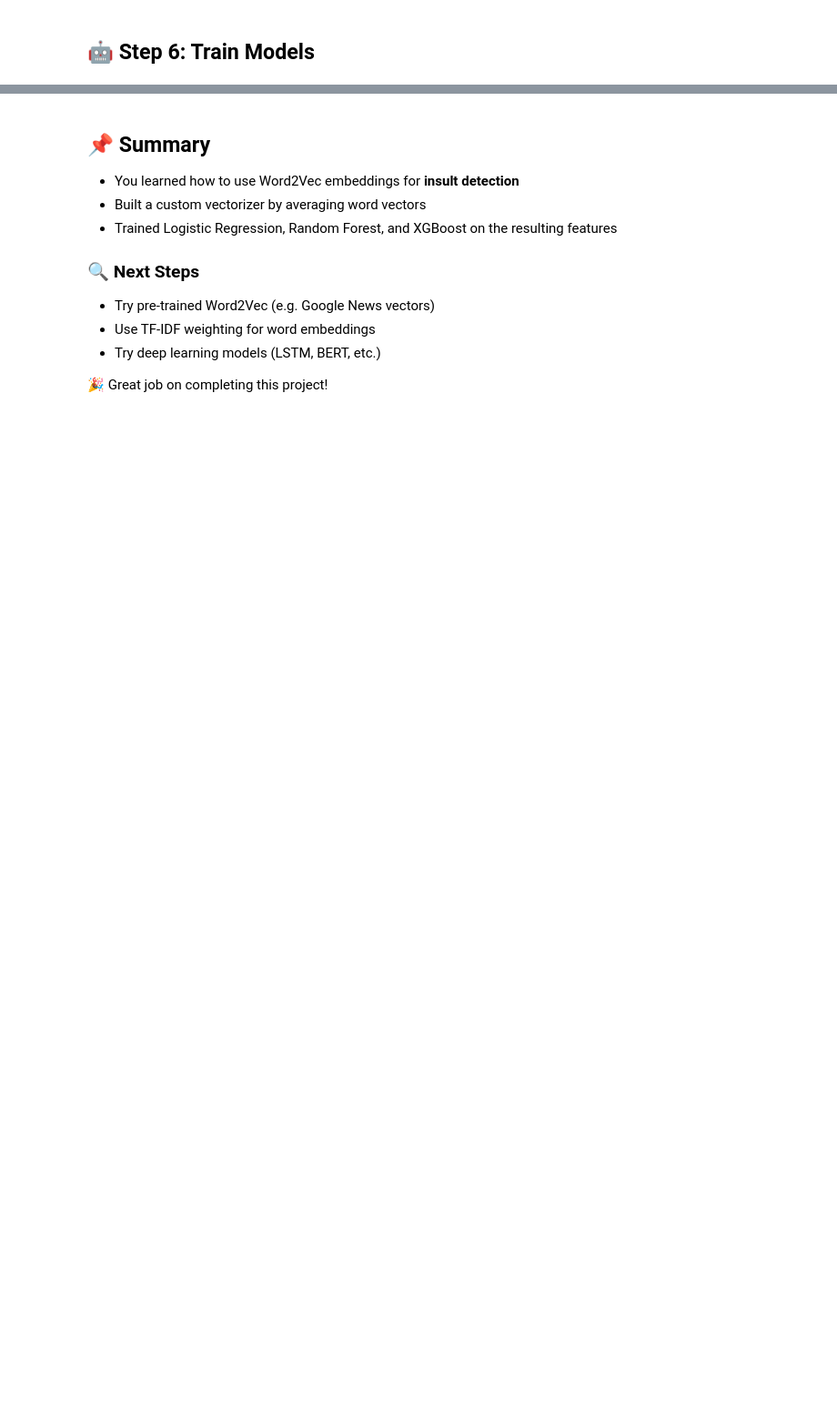
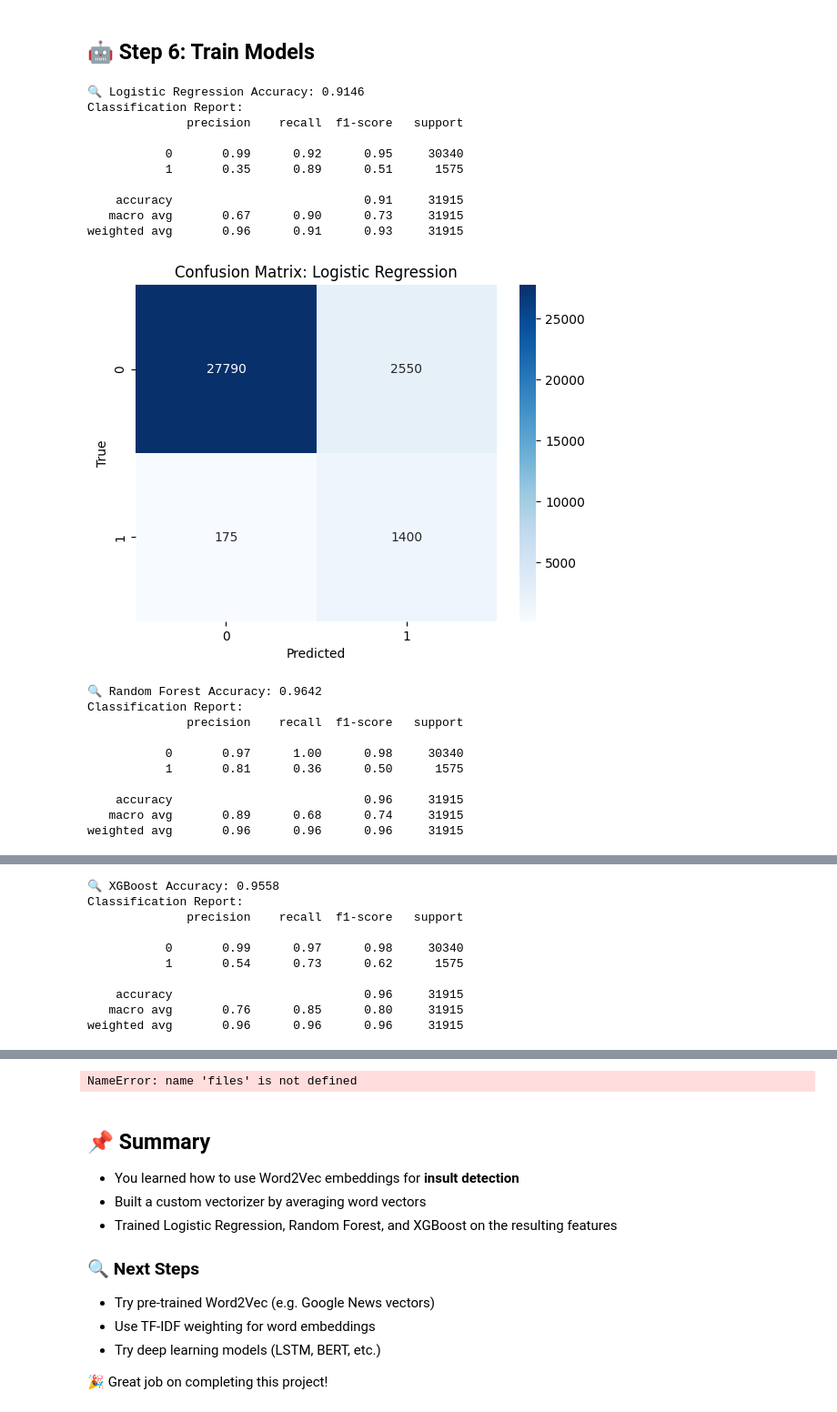
Before and after one commit to dinakeshvari/NLP_Exercise_ShokrzadCourse, a Jupyter notebook: Project03_DS04_S03_TextClassification_RezaShokrzad.ipynb, the cells around one changed output, grey strips where cells are left out. Shown at 91% size. Cells and saved outputs as stored; diff of their text form; code cells hidden in the pictures; blank space fills up the shorter version.

```diff
--- a/Project03_DS04_S03_TextClassification_RezaShokrzad.ipynb
+++ b/Project03_DS04_S03_TextClassification_RezaShokrzad.ipynb
@@ -139,0 +199,15 @@ Please make sure you are authenticated if you are trying to access a private res
+# %%
+# Convert each comment to the average of its word vectors
+def get_sentence_embedding(tokens, model, vector_size=100):
+    vectors = [model.wv[token] for token in tokens if token in model.wv]
+    return np.mean(vectors, axis=0) if vectors else np.zeros(vector_size)
+
+# Apply to train_df and test_df
+train_df['embedding'] = train_df['tokens'].apply(lambda x: get_sentence_embedding(x, w2v_model))
+test_df['embedding'] = test_df['tokens'].apply(lambda x: get_sentence_embedding(x, w2v_model))
+
+# Verify embeddings
+print("Sample embedding from train_df (first 5 dimensions):")
+print(train_df['embedding'].iloc[0][:5])
+print("\nSample embedding from test_df (first 5 dimensions):")
+print(test_df['embedding'].iloc[0][:5])
@@ -142,12 +250,12 @@ Please make sure you are authenticated if you are trying to access a private res
 # %%
 def evaluate_model(model, name):
     model.fit(X_train, y_train)
-    y_pred = model.predict(X_test)
-    acc = accuracy_score(y_test, y_pred)
+    y_pred = model.predict(X_val)
+    acc = accuracy_score(y_val, y_pred)
     print(f"\n🔍 {name} Accuracy: {acc:.4f}")
     print("Classification Report:")
-    print(classification_report(y_test, y_pred))
-    cm = confusion_matrix(y_test, y_pred)
+    print(classification_report(y_val, y_pred))
+    cm = confusion_matrix(y_val, y_pred)
     sns.heatmap(cm, annot=True, fmt='d', cmap='Blues')
     plt.title(f"Confusion Matrix: {name}")
     plt.xlabel("Predicted")
@@ -161,0 +264,44 @@ def evaluate_model(model, name):
+# %%
+
+# Initialize and evaluate models
+log_reg = LogisticRegression(class_weight='balanced', random_state=42, max_iter=1000)
+rf_clf = RandomForestClassifier(class_weight='balanced', random_state=42, n_estimators=100)
+xgb_clf = XGBClassifier(scale_pos_weight=len(y_train[y_train == 0]) / len(y_train[y_train == 1]), random_state=42)
+
+evaluate_model(log_reg, "Logistic Regression")
+evaluate_model(rf_clf, "Random Forest")
+evaluate_model(xgb_clf, "XGBoost")
+
+# Save arrays
+np.save('X_train.npy', X_train)
+np.save('X_val.npy', X_val)
+np.save('y_train.npy', y_train)
+np.save('y_val.npy', y_val)
+
+# # Download
+# files.download('X_train.npy')
+# files.download('X_val.npy')
+# files.download('y_train.npy')
+# files.download('y_val.npy')
+# %% [output]
+🔍 Logistic Regression Accuracy: 0.9146
+Classification Report:
+              precision    recall  f1-score   support
+
+           0       0.99      0.92      0.95     30340
+           1       0.35      0.89      0.51      1575
+
+    accuracy                           0.91     31915
+   macro avg       0.67      0.90      0.73     31915
+weighted avg       0.96      0.91      0.93     31915
+[figure, added]
+🔍 Random Forest Accuracy: 0.9642
+Classification Report:
+              precision    recall  f1-score   support
+
+           0       0.97      1.00      0.98     30340
+           1       0.81      0.36      0.50      1575
+
+    accuracy                           0.96     31915
+   macro avg       0.89      0.68      0.74     31915
+weighted avg       0.96      0.96      0.96     31915
@@ -161,0 +309,10 @@ def evaluate_model(model, name):
+🔍 XGBoost Accuracy: 0.9558
+Classification Report:
+              precision    recall  f1-score   support
+
+           0       0.99      0.97      0.98     30340
+           1       0.54      0.73      0.62      1575
+
+    accuracy                           0.96     31915
+   macro avg       0.76      0.85      0.80     31915
+weighted avg       0.96      0.96      0.96     31915
@@ -162,3 +320,4 @@ def evaluate_model(model, name):
+NameError: name 'files' is not defined
 # %% [markdown]
 ## 📌 Summary
 
```
Also changed, not shown: parts of 22 cells of this notebook.
